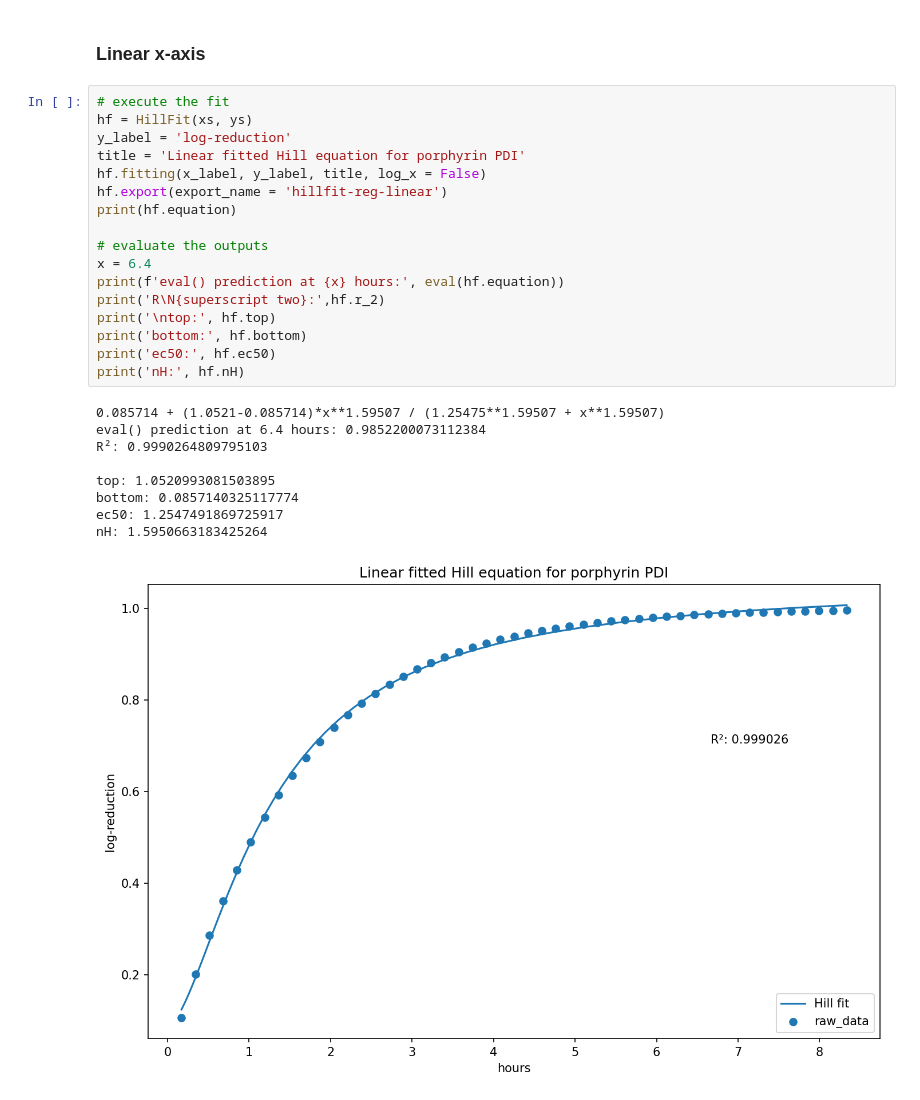
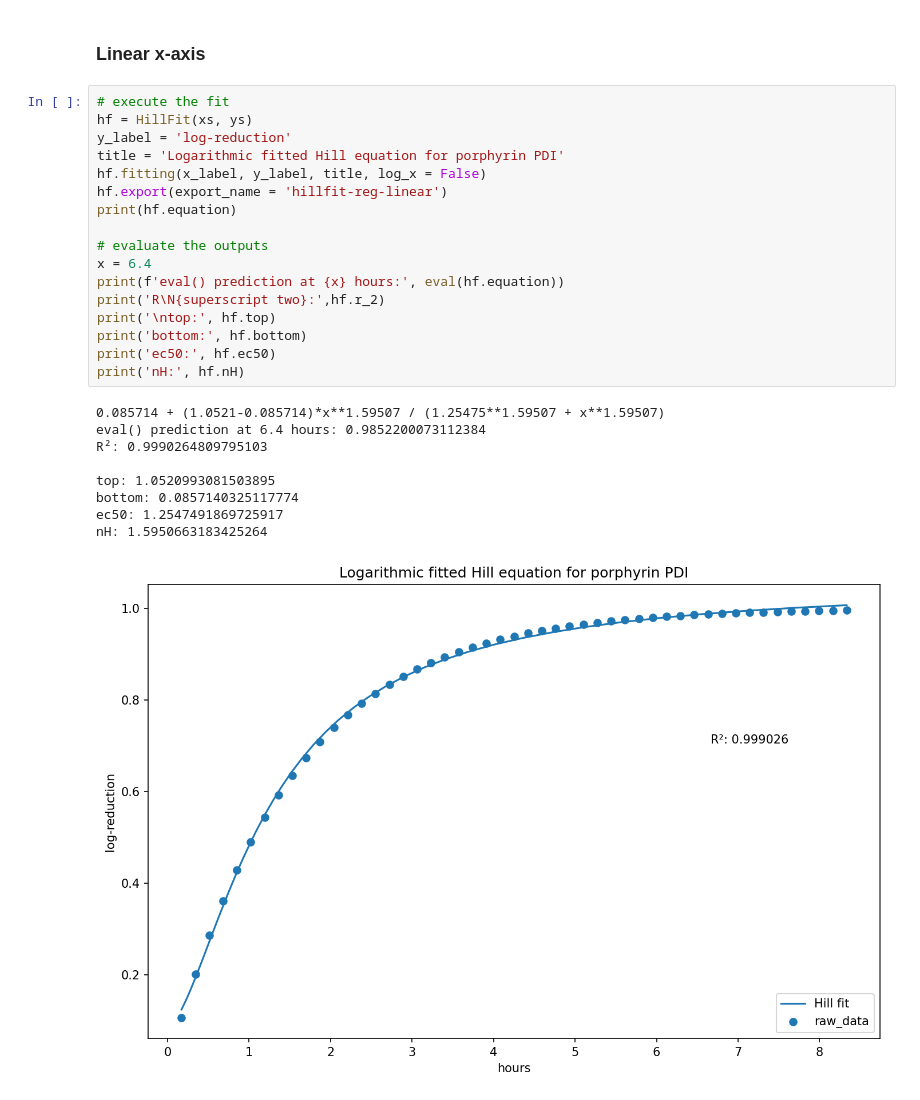
Before and after one commit to himoto/hillfit, a Jupyter notebook: examples/modeling_data.ipynb, the cells around one changed output. Saved outputs shown, nothing was run; the diff lists cells and outputs as text.

```diff
--- a/examples/modeling_data.ipynb
+++ b/examples/modeling_data.ipynb
@@ -48,27 +48,27 @@ nH: 1.5950663183425264
 # %%
 # execute the fit
 hf = HillFit(xs, ys)
 y_label = 'log-reduction'
-title = 'Linear fitted Hill equation for porphyrin PDI'
+title = 'Logarithmic fitted Hill equation for porphyrin PDI'
 hf.fitting(x_label, y_label, title, log_x = False)
 hf.export(export_name = 'hillfit-reg-linear')
 print(hf.equation)
 
 # evaluate the outputs
 x = 6.4
 print(f'eval() prediction at {x} hours:', eval(hf.equation))
 print('R\N{superscript two}:',hf.r_2)
 print('\ntop:', hf.top)
 print('bottom:', hf.bottom)
 print('ec50:', hf.ec50)
 print('nH:', hf.nH)
 # %% [output]
 0.085714 + (1.0521-0.085714)*x**1.59507 / (1.25475**1.59507 + x**1.59507)
 eval() prediction at 6.4 hours: 0.9852200073112384
 R²: 0.9990264809795103
 
 top: 1.0520993081503895
 bottom: 0.0857140325117774
 ec50: 1.2547491869725917
 nH: 1.5950663183425264
-[figure, old version]
+[figure, new version]
```
Also changed, not shown: 3 other files.
